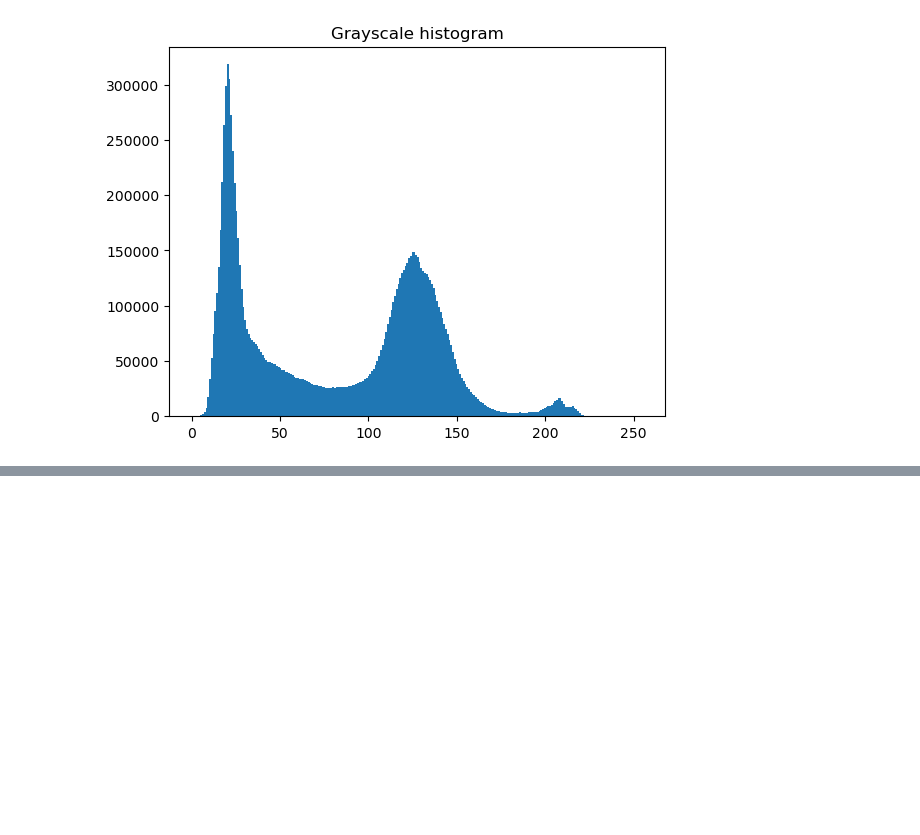
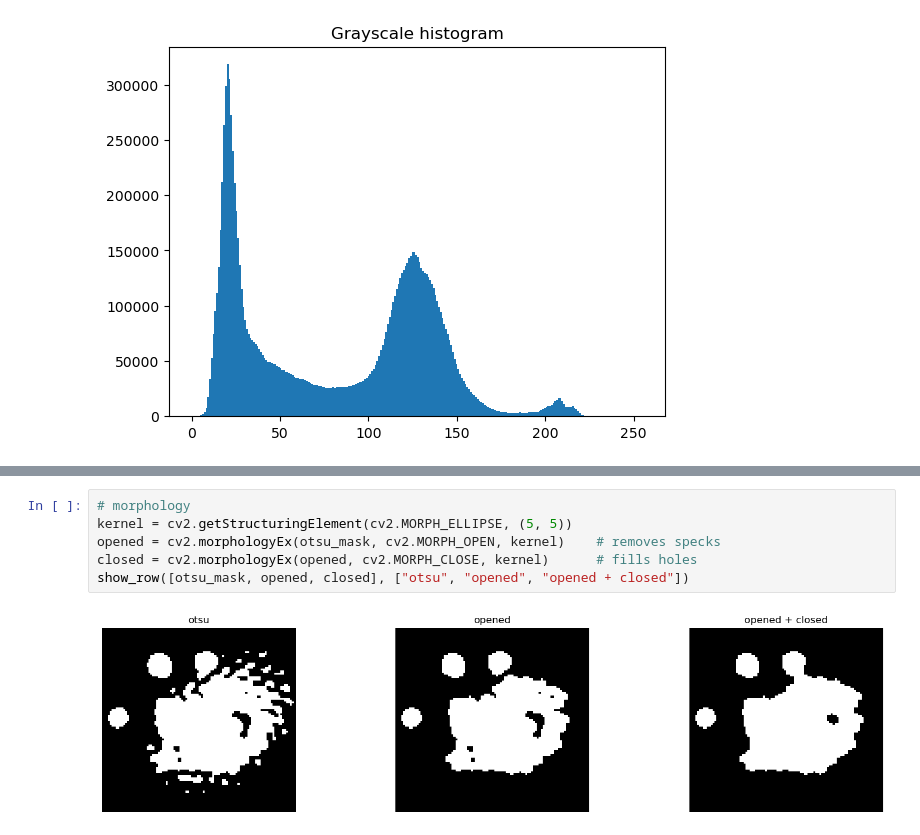
Before and after one commit to wolves041231/pill-counter-opencv, a Jupyter notebook: counts.ipynb, the cells around one changed output, grey strips where cells are left out. Saved outputs shown, nothing was run; the diff lists cells and outputs as text; blank space fills up the shorter version.

```diff
--- a/counts.ipynb
+++ b/counts.ipynb
@@ -37,0 +92,8 @@ plt.show()
+# %%
+# morphology
+kernel = cv2.getStructuringElement(cv2.MORPH_ELLIPSE, (5, 5))
+opened = cv2.morphologyEx(otsu_mask, cv2.MORPH_OPEN, kernel)    # removes specks
+closed = cv2.morphologyEx(opened, cv2.MORPH_CLOSE, kernel)      # fills holes
+show_row([otsu_mask, opened, closed], ["otsu", "opened", "opened + closed"])
+# %% [output]
+[figure, added]
```
Also changed, not shown: parts of 6 cells of this notebook.
